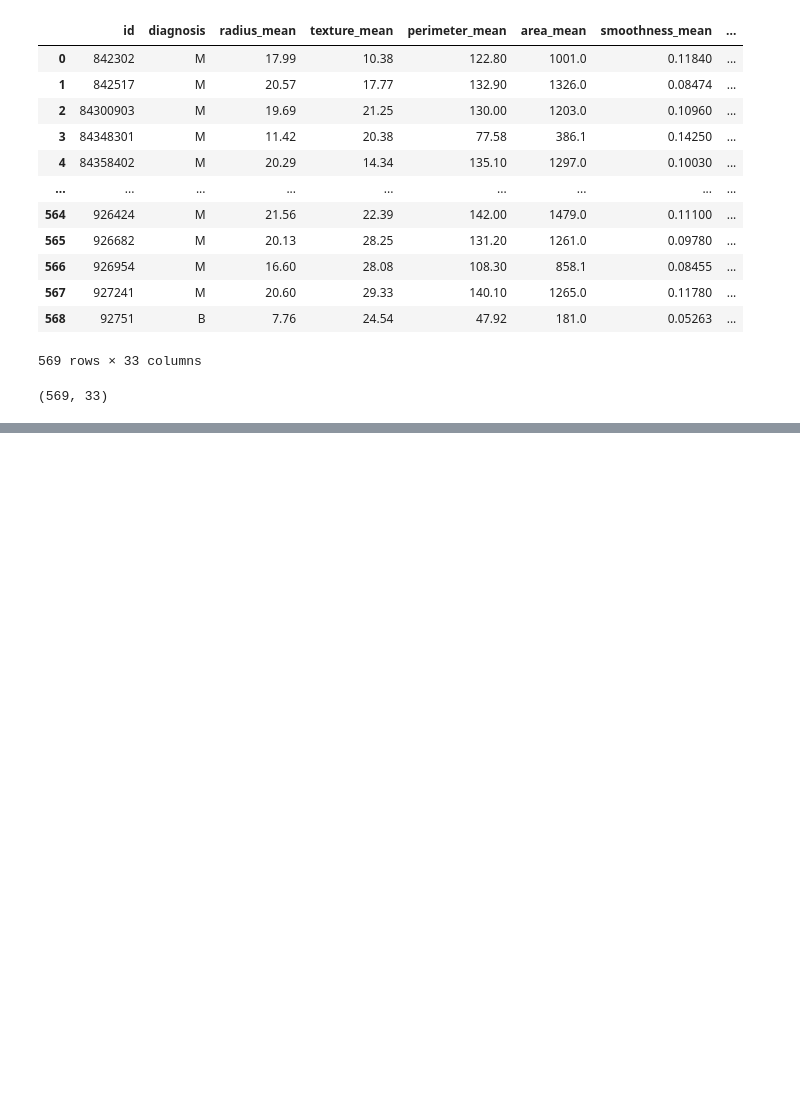
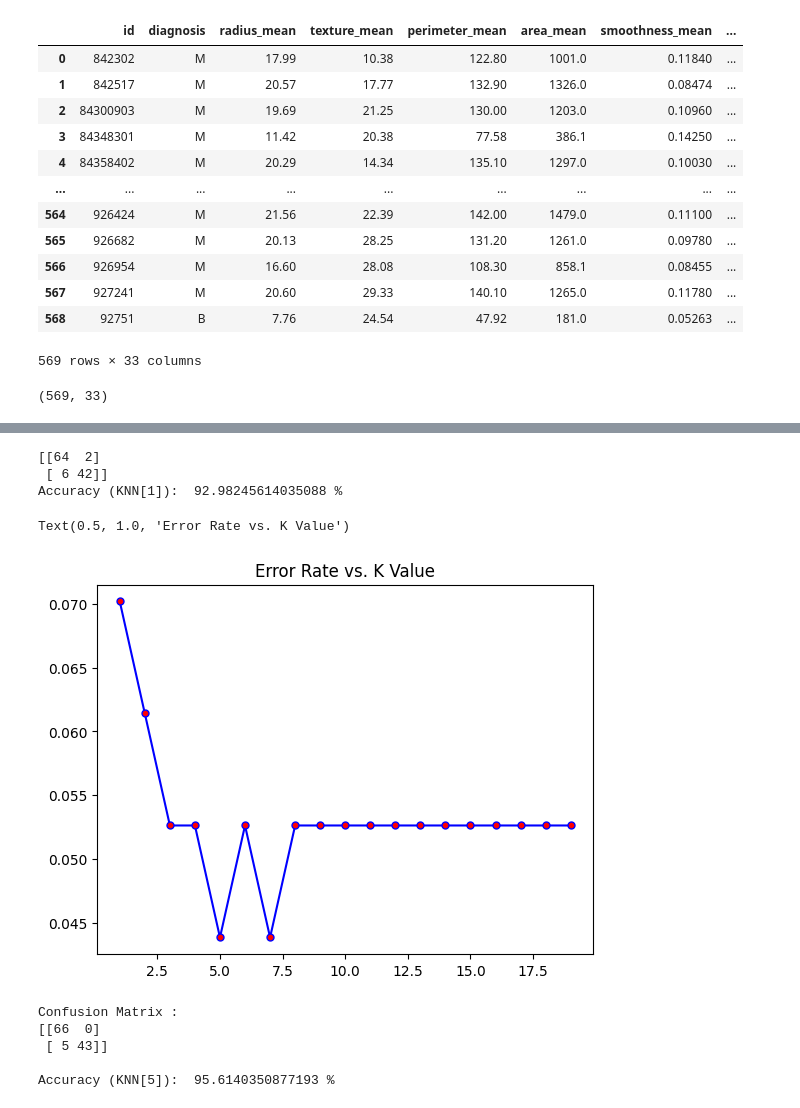
Before and after one commit to StudioMitesh/GSMSTTSADataScience24, a Jupyter notebook: Main-Project/proj.ipynb, the cells around one changed output, grey strips where cells are left out. Saved outputs shown, nothing was run; the diff lists cells and outputs as text; code cells hidden in the pictures; blank space fills up the shorter version.

```diff
--- a/Main-Project/proj.ipynb
+++ b/Main-Project/proj.ipynb
@@ -27,0 +124,10 @@ df.shape
+# %%
+X = df2.drop('diagnosis', axis=1).values
+y = df2['diagnosis']
+# %%
+from sklearn.preprocessing import StandardScaler
+scaler = StandardScaler()
+X = scaler.fit_transform(X)
+# %%
+from sklearn.model_selection import train_test_split
+X_train, X_test, y_train, y_test = train_test_split(X,y, test_size=0.2, random_state=12)
@@ -27,0 +138,43 @@ df.shape
+# %%
+model = KNeighborsClassifier(n_neighbors = 1)
+model.fit(X_train, y_train)
+predicted = model.predict(X_test)
+
+print(confusion_matrix(y_test, predicted))
+print("Accuracy (KNN[1]): ", accuracy_score(y_test, predicted.round())*100, "%")
+# %% [output]
+[[64  2]
+ [ 6 42]]
+Accuracy (KNN[1]):  92.98245614035088 %
+# %%
+error_rate = []
+
+for i in range(1, 20):
+
+    model = KNeighborsClassifier(n_neighbors = i)
+    model.fit(X_train, y_train)
+    pred_i = model.predict(X_test)
+    error_rate.append(np.mean(pred_i != y_test))
+
+plt.plot(range(1, 20), error_rate, color ='blue',marker ='o',markerfacecolor ='red', markersize =5)
+plt.title('Error Rate vs. K Value')
+# %% [output]
+Text(0.5, 1.0, 'Error Rate vs. K Value')
+[figure, added]
+# %%
+model = KNeighborsClassifier(n_neighbors = 5)
+
+model.fit(X_train, y_train)
+predicted = model.predict(X_test)
+
+print('Confusion Matrix :')
+print(confusion_matrix(y_test, predicted))
+
+print()
+print("Accuracy (KNN[5]): ", accuracy_score(y_test, predicted.round())*100, "%")
+# %% [output]
+Confusion Matrix :
+[[66  0]
+ [ 5 43]]
+
+Accuracy (KNN[5]):  95.6140350877193 %
```
Also changed, not shown: parts of 9 cells of this notebook.
